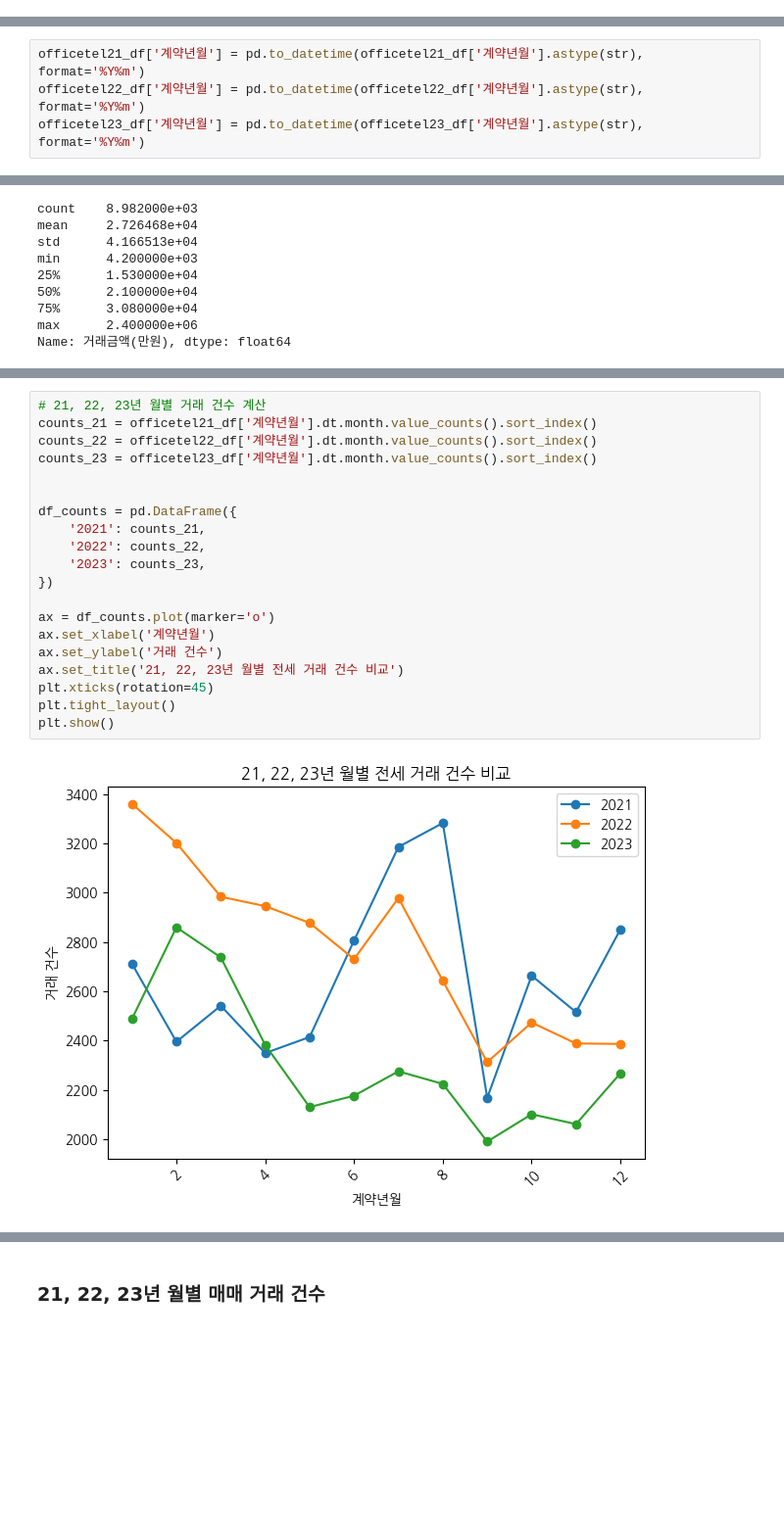
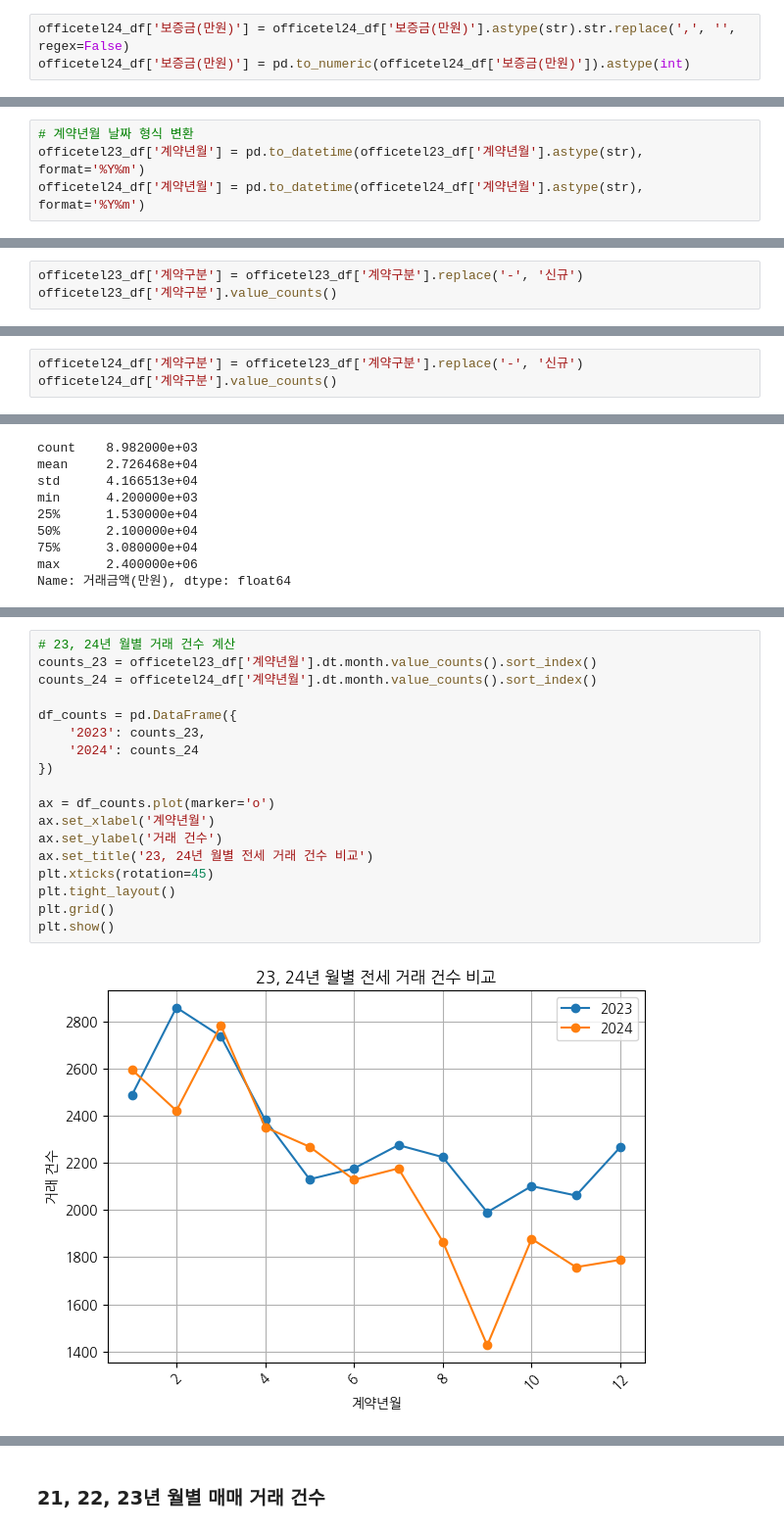
Before and after one commit to skqkrl/SDC_project, a Jupyter notebook: yena2.ipynb, the cells around one changed output, grey strips where cells are left out. Shown at 98% size. Drawn from its saved outputs; the diff is of its cells as text; blank space fills up the shorter version.

```diff
--- a/yena2.ipynb
+++ b/yena2.ipynb
@@ -93,0 +83,3 @@ officetel23_df['보증금(만원)'] = pd.to_numeric(officetel23_df['보증금(
+# %%
+officetel24_df['보증금(만원)'] = officetel24_df['보증금(만원)'].astype(str).str.replace(',', '', regex=False)
+officetel24_df['보증금(만원)'] = pd.to_numeric(officetel24_df['보증금(만원)']).astype(int)
@@ -98,5 +101,5 @@ officetel23_deal['거래금액(만원)'] = officetel23_deal['거래금액(만원
 # %%
-officetel21_df['계약년월'] = pd.to_datetime(officetel21_df['계약년월'].astype(str), format='%Y%m')
-officetel22_df['계약년월'] = pd.to_datetime(officetel22_df['계약년월'].astype(str), format='%Y%m')
+# 계약년월 날짜 형식 변환
 officetel23_df['계약년월'] = pd.to_datetime(officetel23_df['계약년월'].astype(str), format='%Y%m')
+officetel24_df['계약년월'] = pd.to_datetime(officetel24_df['계약년월'].astype(str), format='%Y%m')
 # %% [output]
@@ -137,0 +168,3 @@ officetel21_deal
+# %%
+officetel23_df['계약구분'] = officetel23_df['계약구분'].replace('-', '신규')
+officetel23_df['계약구분'].value_counts()
@@ -137,0 +185,3 @@ officetel21_deal
+# %%
+officetel24_df['계약구분'] = officetel23_df['계약구분'].replace('-', '신규')
+officetel24_df['계약구분'].value_counts()
@@ -250,25 +288,23 @@ plt.show()
 # %%
-# 21, 22, 23년 월별 거래 건수 계산
-counts_21 = officetel21_df['계약년월'].dt.month.value_counts().sort_index()
-counts_22 = officetel22_df['계약년월'].dt.month.value_counts().sort_index()
+# 23, 24년 월별 거래 건수 계산
 counts_23 = officetel23_df['계약년월'].dt.month.value_counts().sort_index()
-
+counts_24 = officetel24_df['계약년월'].dt.month.value_counts().sort_index()
 
 df_counts = pd.DataFrame({
-    '2021': counts_21,
-    '2022': counts_22,
     '2023': counts_23,
+    '2024': counts_24
 })
 
 ax = df_counts.plot(marker='o')
 ax.set_xlabel('계약년월')
 ax.set_ylabel('거래 건수')
-ax.set_title('21, 22, 23년 월별 전세 거래 건수 비교')
+ax.set_title('23, 24년 월별 전세 거래 건수 비교')
 plt.xticks(rotation=45)
 plt.tight_layout()
+plt.grid()
 plt.show()
 # %% [output]
-[figure, old version]
+[figure, new version]
 # %%
 df_counts
 # %% [output]
```
Also changed, not shown: parts of 46 cells of this notebook, 9 other files.
